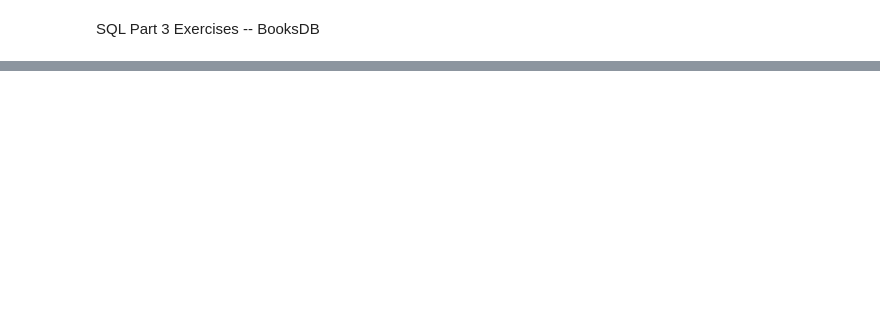
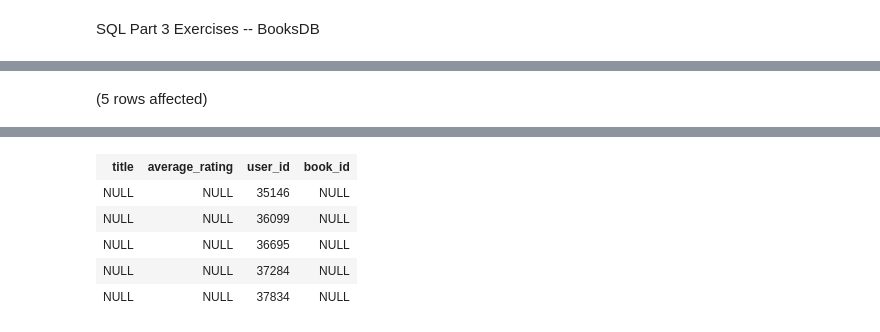
Before and after one commit to yayasanya/SQL-Part-3-Exercises, a Jupyter notebook: SQL-Part-3-Exercises/Notebook-1.ipynb, the cells around one changed output, grey strips where cells are left out. Drawn from its saved outputs; the diff is of its cells as text; code cells hidden in the pictures; blank space fills up the shorter version.

```diff
--- a/SQL-Part-3-Exercises/Notebook-1.ipynb
+++ b/SQL-Part-3-Exercises/Notebook-1.ipynb
@@ -36,0 +120,13 @@ Total execution time: 00:00:00.056
+# %%
+-- looking for a suggestion -- between 4 and 5 stars
+-- HAVING rating >= 4
+
+SELECT TOP 5 b.title, b.average_rating, r.user_id, b.book_id
+FROM BooksDB.dbo.ratings AS r
+LEFT JOIN BooksDB.dbo.books AS b
+ON r.book_id = b.book_id
+--WHERE b.title IS NOT NULL;
+-- GROUP BY b.book_id
+-- HAVING b.average_rating > 4.2;
+# %% [output]
+(5 rows affected)
@@ -37,3 +134,9 @@ Total execution time: 00:00:00.056
+| title | average_rating | user_id | book_id |
+| NULL | NULL | 35146 | NULL |
+| NULL | NULL | 36099 | NULL |
+| NULL | NULL | 36695 | NULL |
+| NULL | NULL | 37284 | NULL |
+| NULL | NULL | 37834 | NULL |
 # %%
 -- Find the most tagged book
 
```
Also changed, not shown: parts of 15 cells of this notebook.
